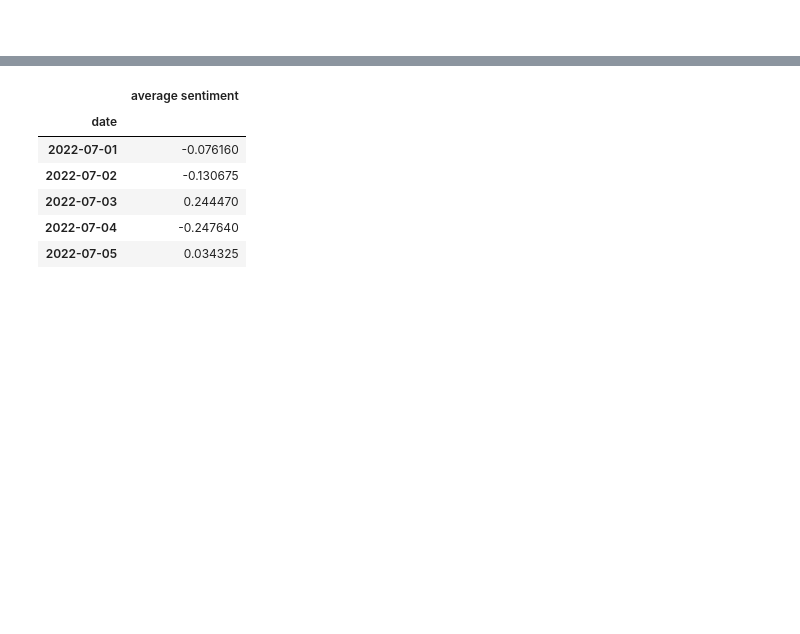
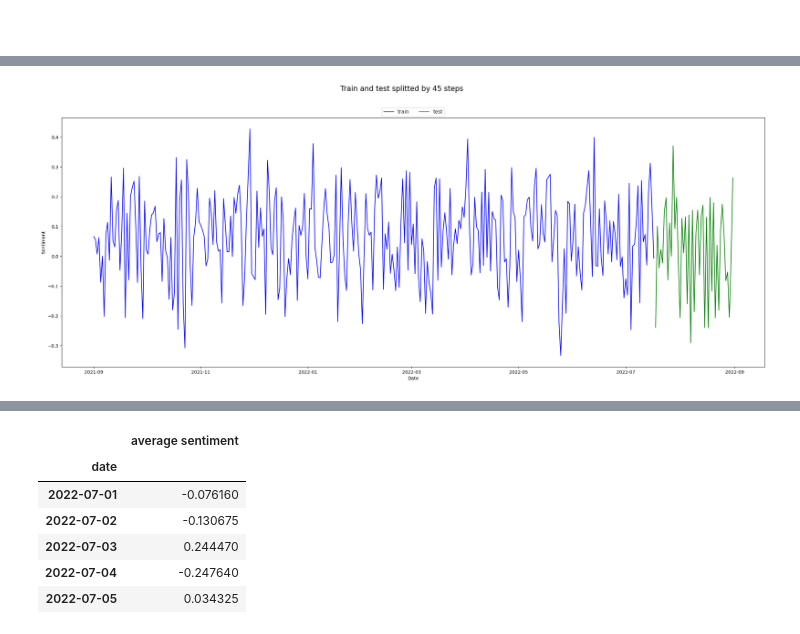
Before and after one commit to alecfei/sentiment-analysis-climate-change, a Jupyter notebook: data processing and analysing/data analysis.ipynb, the cells around one changed output, grey strips where cells are left out. Drawn from its saved outputs; the diff is of its cells as text; code cells hidden in the pictures; blank space fills up the shorter version.

```diff
--- a/data processing and analysing/data analysis.ipynb
+++ b/data processing and analysing/data analysis.ipynb
@@ -427,0 +443,7 @@ forecaster
+# %%
+data = final.copy()
+data["date"] = pd.to_datetime(data["date"], format='%Y/%m/%d')
+data = data.set_index("date")
+data = data.asfreq('D')
+data = data.sort_index()
+data.head()
@@ -427,0 +465,8 @@ forecaster
+# %%
+# Split data into train-test
+steps = 45
+data_train = data[:-steps]
+data_test  = data[-steps:]
+
+print(f"Train dates : {data_train.index.min()} --- {data_train.index.max()}  (n={len(data_train)})")
+print(f"Test dates  : {data_test.index.min()} --- {data_test.index.max()}  (n={len(data_test)})")
@@ -427,0 +476,28 @@ forecaster
+# %%
+def train_test_lineplot(title, train_data, test_data):
+    fig, axes = plt.subplots(figsize=(28, 10))
+    fig.suptitle(title, fontsize=16)
+
+    sns.set_theme(style="whitegrid")
+
+    sns.lineplot(data=train_data, x="date", y="average sentiment",
+                 linestyle="-", color="blue")
+    sns.lineplot(data=test_data, x="date", y="average sentiment",
+                 linestyle="-", color="green")
+
+    axes.set_xlabel("Date")
+    axes.set_ylabel("Sentiment")
+
+    # Create proxy artists for the legend entries
+    train_proxy = plt.Line2D([], [], linestyle="-", color="blue", label="train")
+    test_proxy = plt.Line2D([], [], linestyle="-", color="green", label="test")
+
+    # Create the legend
+    plt.legend(handles=[train_proxy, test_proxy], loc="upper center",
+               bbox_to_anchor=(0.5, 1.05), ncol=2)
+
+    plt.show()
+# %%
+train_test_lineplot("Train and test splitted by 45 steps", data_train, data_test)
+# %% [output]
+[figure, added]
```
Also changed, not shown: parts of 44 cells of this notebook, 3 other files.
